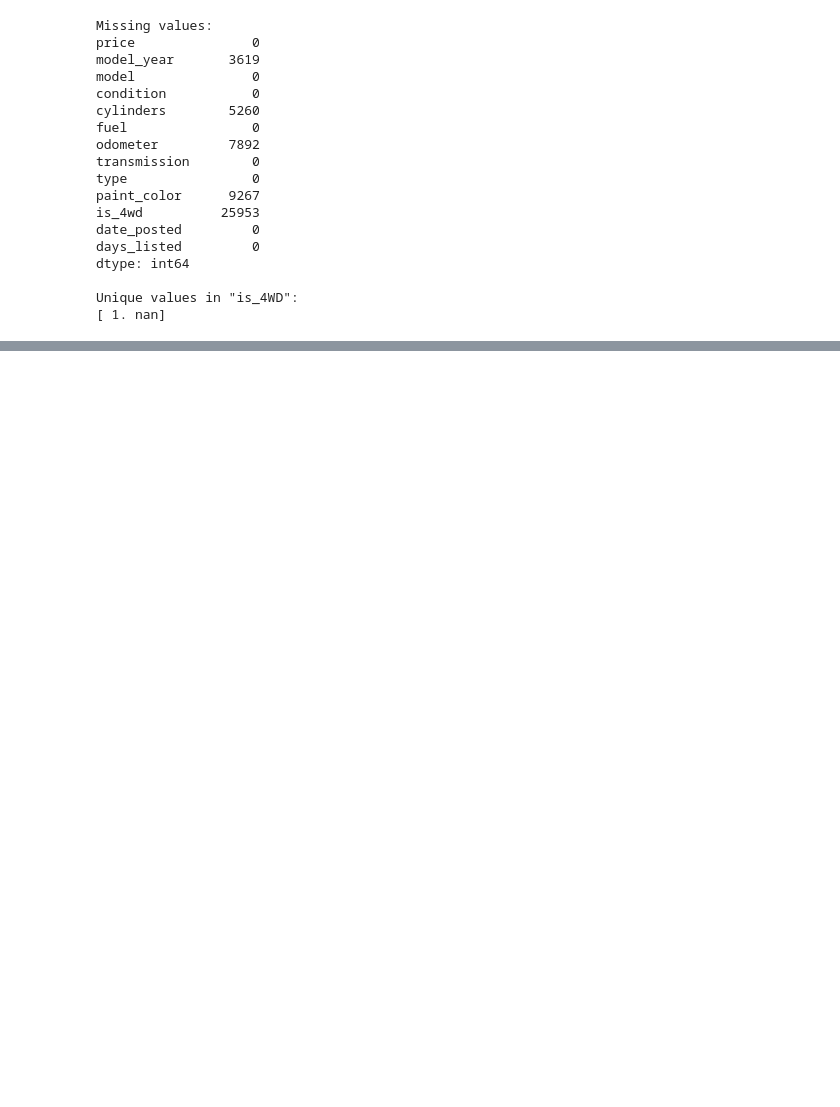
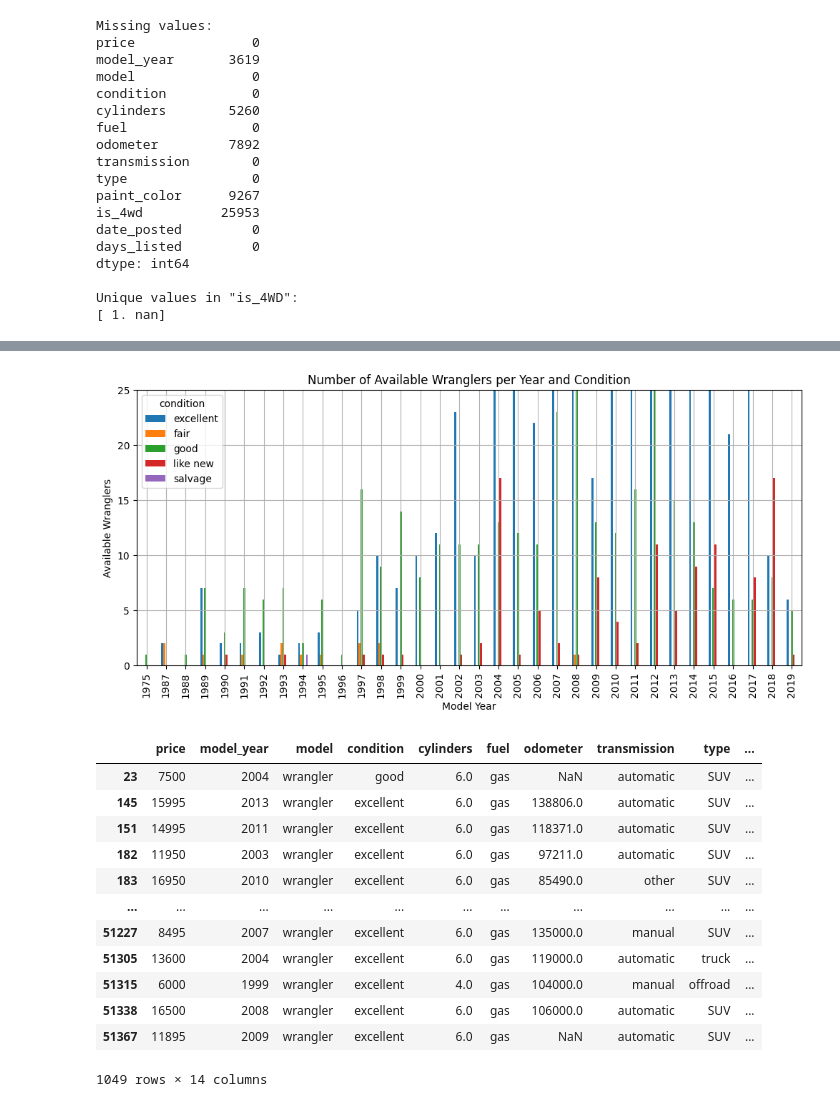
Before and after one commit to CoderCristobal/sprint_4_project, a Jupyter notebook: EDA.ipynb, the cells around one changed output, grey strips where cells are left out. Drawn from its saved outputs; the diff is of its cells as text; code cells hidden in the pictures; blank space fills up the shorter version.

```diff
--- a/EDA.ipynb
+++ b/EDA.ipynb
@@ -162,0 +216,41 @@ manu_year[manu_year['model_year'] == 1999]
+# %%
+wrangler_data = df[df['model'] == 'wrangler']
+wrangler_data = wrangler_data.dropna(subset=['model_year'])
+wrangler_data['model_year'] = wrangler_data['model_year'].astype('int64')
+
+grouped_df = wrangler_data.groupby(['model_year', 'condition'])['price'].count().reset_index(name='count')
+pivot_df = grouped_df.pivot(
+    index='model_year',
+    columns='condition',
+    values='count'
+)
+
+pivot_df.plot(
+    kind='bar',
+    stacked=False,
+    figsize=[12, 5],
+    title='Number of Available Wranglers per Year and Condition',
+    xlabel='Model Year',
+    ylabel='Available Wranglers',
+    ylim=[0, 25],
+    rot=90,
+    legend=('Condition'),
+    grid=True
+)
+
+plt.show()
+# %% [output]
+[figure, added]
+|  | price | model_year | model | condition | cylinders | fuel | odometer | transmission | type | ... |
+| 23 | 7500 | 2004 | wrangler | good | 6.0 | gas | NaN | automatic | SUV | ... |
+| 145 | 15995 | 2013 | wrangler | excellent | 6.0 | gas | 138806.0 | automatic | SUV | ... |
+| 151 | 14995 | 2011 | wrangler | excellent | 6.0 | gas | 118371.0 | automatic | SUV | ... |
+| 182 | 11950 | 2003 | wrangler | excellent | 6.0 | gas | 97211.0 | automatic | SUV | ... |
+| 183 | 16950 | 2010 | wrangler | excellent | 6.0 | gas | 85490.0 | other | SUV | ... |
+| ... | ... | ... | ... | ... | ... | ... | ... | ... | ... | ... |
+| 51227 | 8495 | 2007 | wrangler | excellent | 6.0 | gas | 135000.0 | manual | SUV | ... |
+| 51305 | 13600 | 2004 | wrangler | excellent | 6.0 | gas | 119000.0 | automatic | truck | ... |
+| 51315 | 6000 | 1999 | wrangler | excellent | 4.0 | gas | 104000.0 | manual | offroad | ... |
+| 51338 | 16500 | 2008 | wrangler | excellent | 6.0 | gas | 106000.0 | automatic | SUV | ... |
+| 51367 | 11895 | 2009 | wrangler | excellent | 6.0 | gas | NaN | automatic | SUV | ... |
+1049 rows × 14 columns
```
Also changed, not shown: parts of 24 cells of this notebook, 2 other files.
